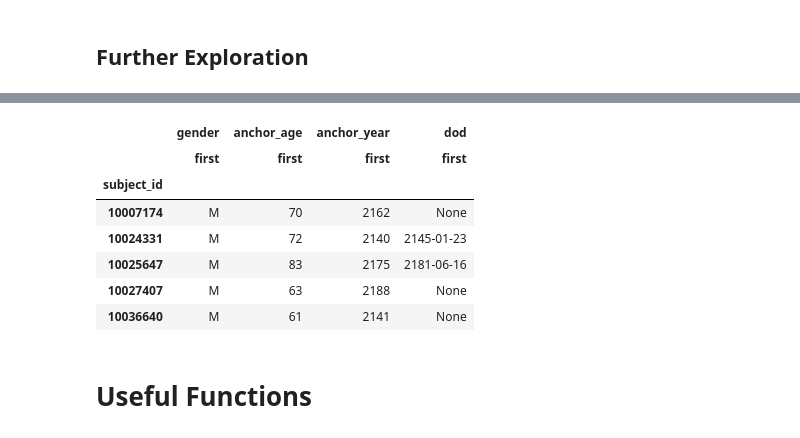
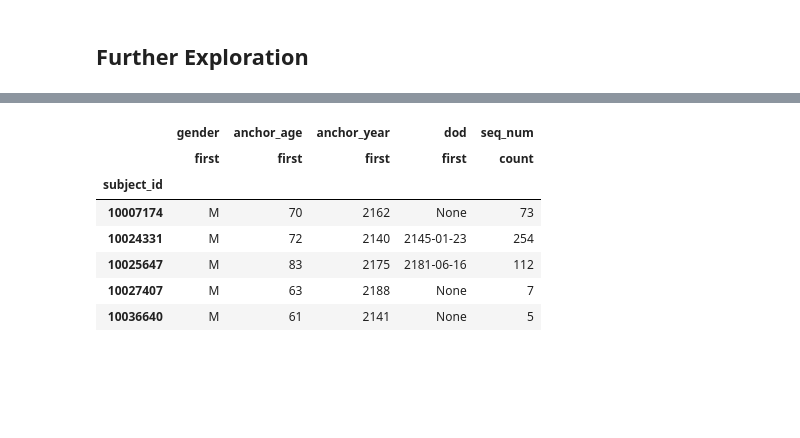
Before and after one commit to sitdownkevin/IBD-EDA, a Jupyter notebook: scripts/eda20231123_complications.ipynb, the cells around one changed output, grey strips where cells are left out. Drawn from its saved outputs; the diff is of its cells as text; code cells hidden in the pictures; blank space fills up the shorter version.

```diff
--- a/scripts/eda20231123_complications.ipynb
+++ b/scripts/eda20231123_complications.ipynb
@@ -242,5 +244,5 @@ stats[(stats['count']['sum'] > 500) & (stats['subject_id']['count'] > 400)]
 # %%
-df_2724 = df[df['icd_code'] == '2724']
+df_2724 = batch_query_by_subject_id(df, who_get_this_disease(df, '2724'))
 df_2724.head()
 # %% [output]
 |  | subject_id | hadm_id | seq_num | icd_code | icd_version | subject_id.1 | gender | anchor_age | anchor_year | ... |
@@ -252,20 +254,20 @@ df_2724.head()
 # %%
-stats_2724 = df_2724.groupby(['subject_id']).agg({
-    'gender': ['first'],
-    'anchor_age': ['first'],
-    'anchor_year': ['first'],
-    'dod': ['first'],
+stats = df_2724.groupby('subject_id').agg({
+    'gender': 'first',
+    'anchor_age': 'first',
+    'anchor_year': 'first',
+    'dod': 'first',
+    'seq_num': ['count'],
+    # 'icd_code': 'unique'
 })
 
-stats_2724.head()
+stats.head()
 # %% [output]
-|  | gender | anchor_age | anchor_year | dod |
-|  | first | first | first | first |
-| subject_id |  |  |  |  |
-| 10007174 | M | 70 | 2162 | None |
-| 10024331 | M | 72 | 2140 | 2145-01-23 |
-| 10025647 | M | 83 | 2175 | 2181-06-16 |
-| 10027407 | M | 63 | 2188 | None |
-| 10036640 | M | 61 | 2141 | None |
+|  | gender | anchor_age | anchor_year | dod | seq_num |
+|  | first | first | first | first | count |
+| subject_id |  |  |  |  |  |
+| 10007174 | M | 70 | 2162 | None | 73 |
+| 10024331 | M | 72 | 2140 | 2145-01-23 | 254 |
+| 10025647 | M | 83 | 2175 | 2181-06-16 | 112 |
+| 10027407 | M | 63 | 2188 | None | 7 |
+| 10036640 | M | 61 | 2141 | None | 5 |
-# %% [markdown]
-# Useful Functions
```
Also changed, not shown: parts of 9 cells of this notebook, 2 other files.
